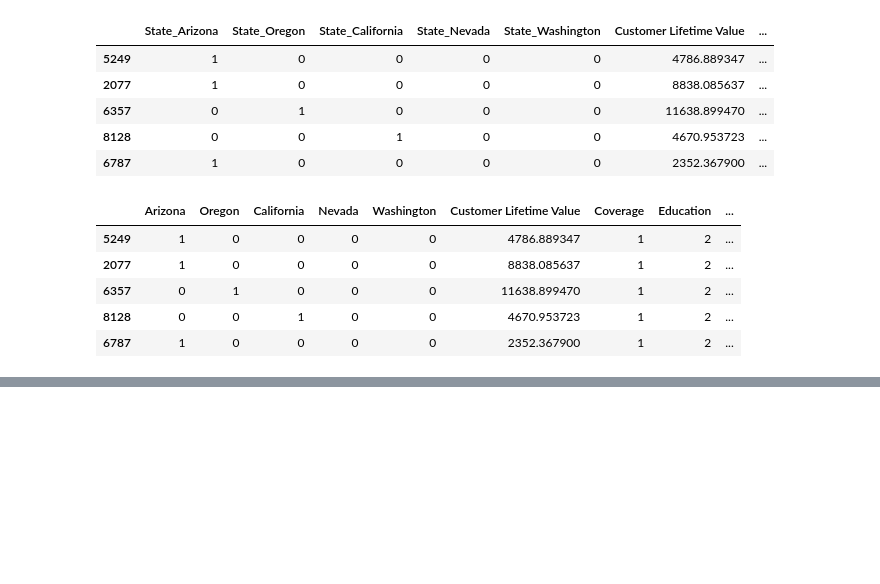
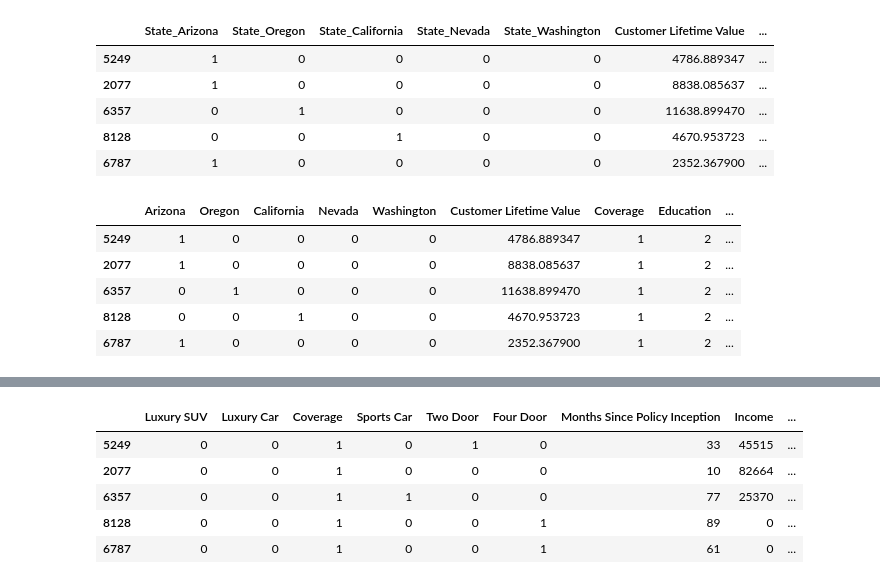
Before and after one commit to EvidenceN/Insurance_premium_prediction, a Jupyter notebook: model/premium2.ipynb, the cells around one changed output, grey strips where cells are left out. Saved outputs shown, nothing was run; the diff lists cells and outputs as text; code cells hidden in the pictures; blank space fills up the shorter version.

```diff
--- a/model/premium2.ipynb
+++ b/model/premium2.ipynb
@@ -901,0 +490,25 @@ train_encoded.head()
+# %%
+def x_y(train):
+
+    """
+    Function to split dataframe into x_values and y_values
+
+    Define x variables and y variables"""
+
+    y = train['Monthly Premium Auto']
+    y2 = train['Customer Lifetime Value']
+
+    # after initial models, these are the columns that has the
+    # most impact in predicting insurance premium and customer
+    # lifetime value to insurance company
+
+    important_columns = ["Luxury SUV", "Luxury Car", "Coverage",
+                    "Sports Car", "Two Door", "Four Door",
+                    "Months Since Policy Inception",
+                    "Income", "Months Since Last Claim",
+                    "Number of Policies", "Education",
+                    "Number of Open Complaints"]
+
+    x = train[important_columns].copy()
+
+    return y, y2, x
@@ -901,0 +524,13 @@ train_encoded.head()
+# %%
+# Training Data
+
+y_train, y2_train, x_train = x_y(train2)
+# %%
+x_train.head()
+# %% [output]
+|  | Luxury SUV | Luxury Car | Coverage | Sports Car | Two Door | Four Door | Months Since Policy Inception | Income | ... |
+| 5249 | 0 | 0 | 1 | 0 | 1 | 0 | 33 | 45515 | ... |
+| 2077 | 0 | 0 | 1 | 0 | 0 | 0 | 10 | 82664 | ... |
+| 6357 | 0 | 0 | 1 | 1 | 0 | 0 | 77 | 25370 | ... |
+| 8128 | 0 | 0 | 1 | 0 | 0 | 1 | 89 | 0 | ... |
+| 6787 | 0 | 0 | 1 | 0 | 0 | 1 | 61 | 0 | ... |
```
Also changed, not shown: parts of 58 cells of this notebook, 1 other file.
